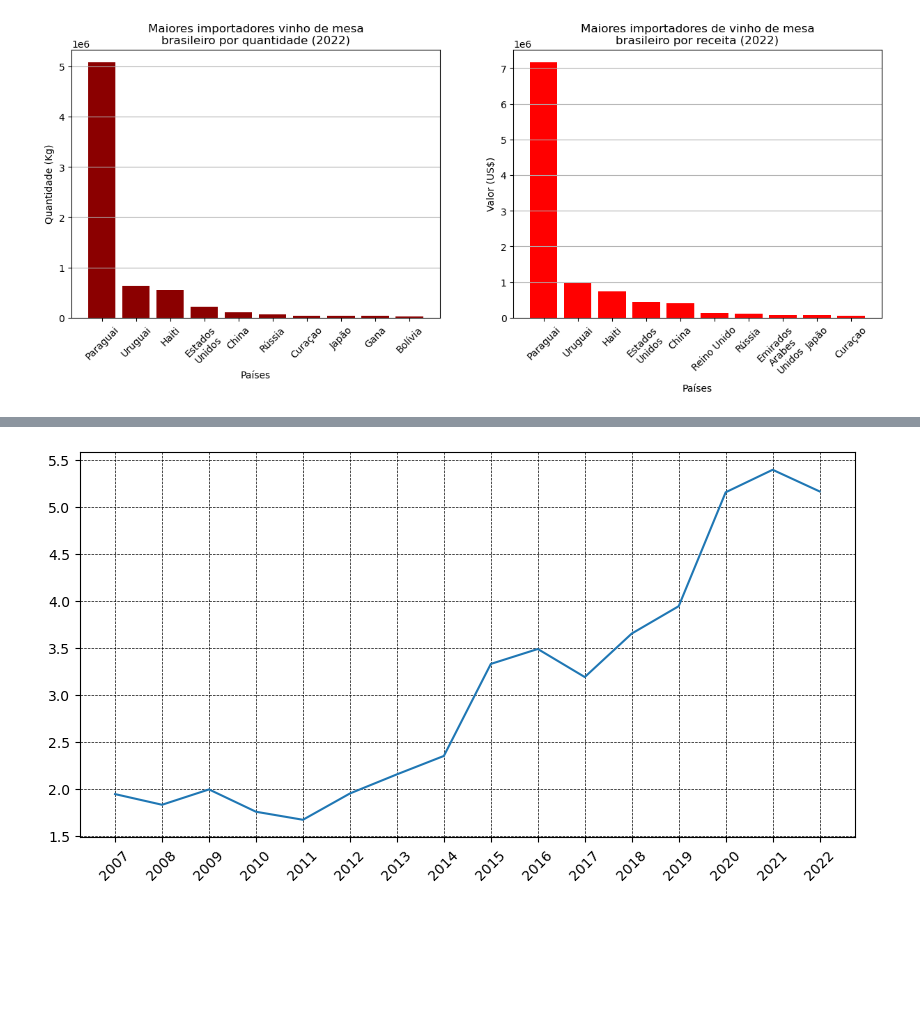
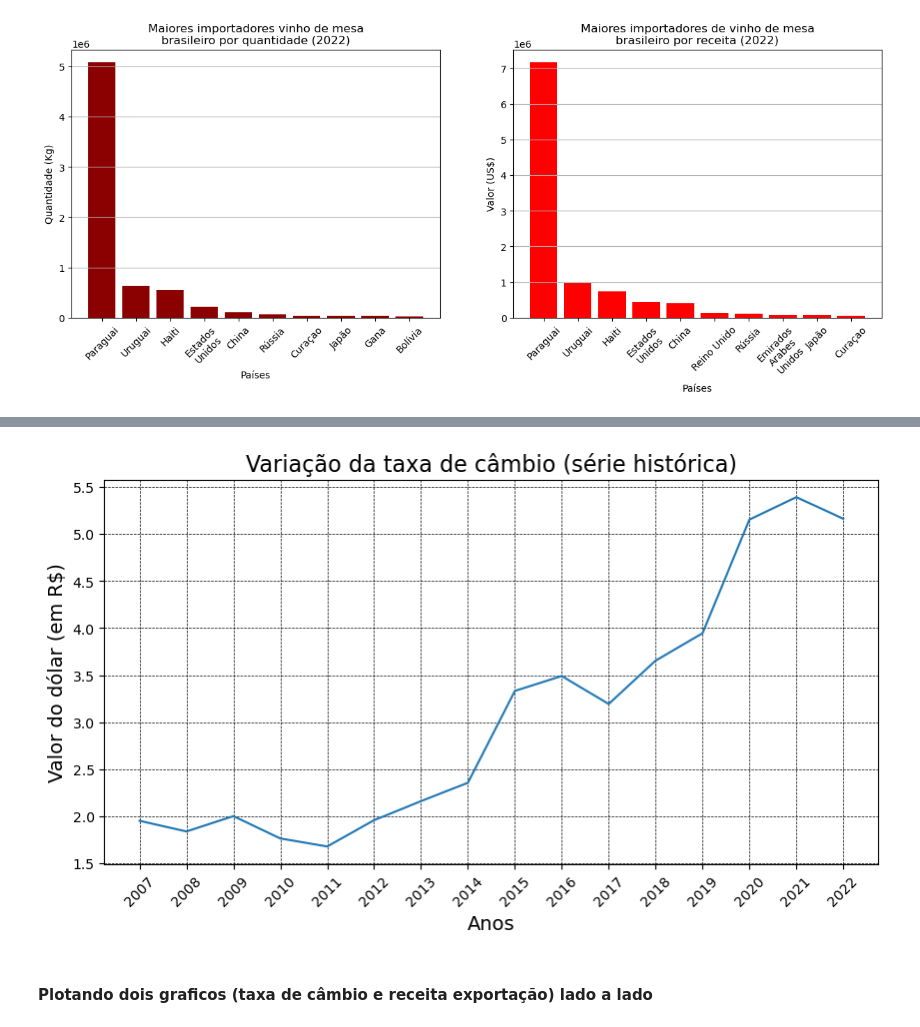
Before and after one commit to thiagoferr/Desafio-Tech-FIAP, a Jupyter notebook: Desafio Tech.ipynb, the cells around one changed output, grey strips where cells are left out. Saved outputs shown, nothing was run; the diff lists cells and outputs as text; code cells hidden in the pictures; blank space fills up the shorter version.

```diff
--- a/Desafio Tech.ipynb
+++ b/Desafio Tech.ipynb
@@ -204,17 +206,22 @@ dolar.reset_index(inplace=True)
 # %%
 fig, ax = plt.subplots(figsize=(10,5))
 x=dolar['Data']
 y=dolar[dolar.columns[1]]
 
 ax.plot(x[16:],y[16:])
 
 ax.set_xticks(x)
 ax.set_xticklabels(x, rotation=45)
+ax.set_xlabel('Anos', size=14)
+ax.set_ylabel('Valor do dólar (em R$)', size=14)
+ax.set_title('Variação da taxa de câmbio (série histórica)', size=16)
 ax.plot()
 ax.grid(linestyle = '--', linewidth = 0.5, color='black')
 plt.show()
 # %% [output]
-[figure, old version]
+[figure, new version]
+# %% [markdown]
+#### Plotando dois graficos (taxa de câmbio e receita exportação) lado a lado
 # %%
 fig, [ax1,ax2] = plt.subplots(1,2,figsize=(15,5))
 
```
Also changed, not shown: parts of 5 cells of this notebook.
